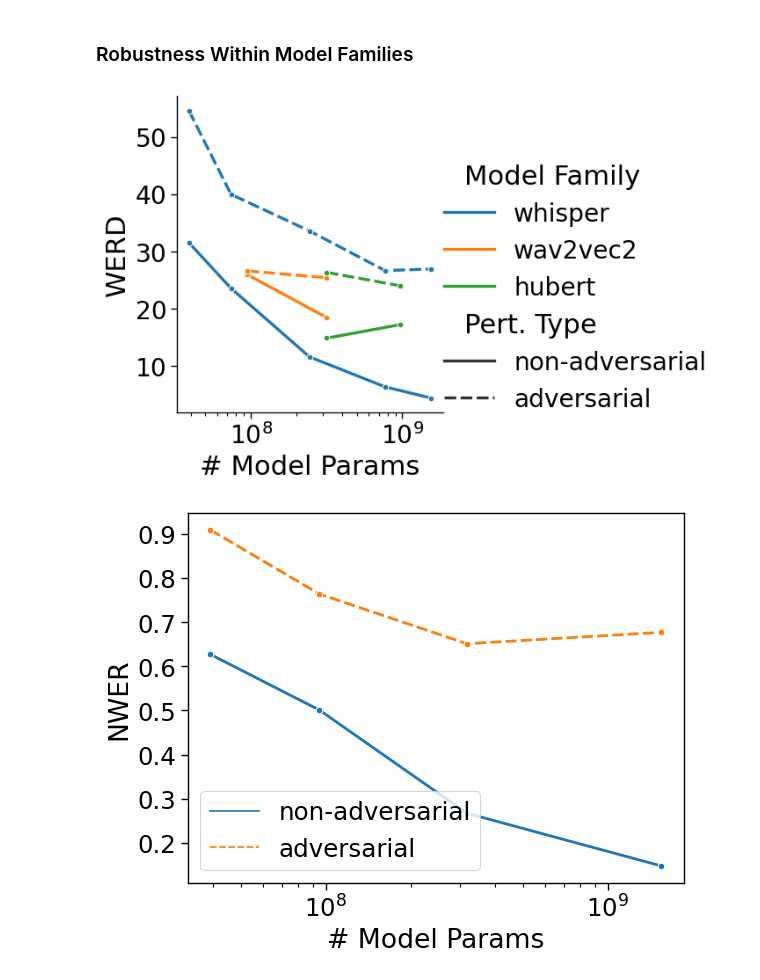
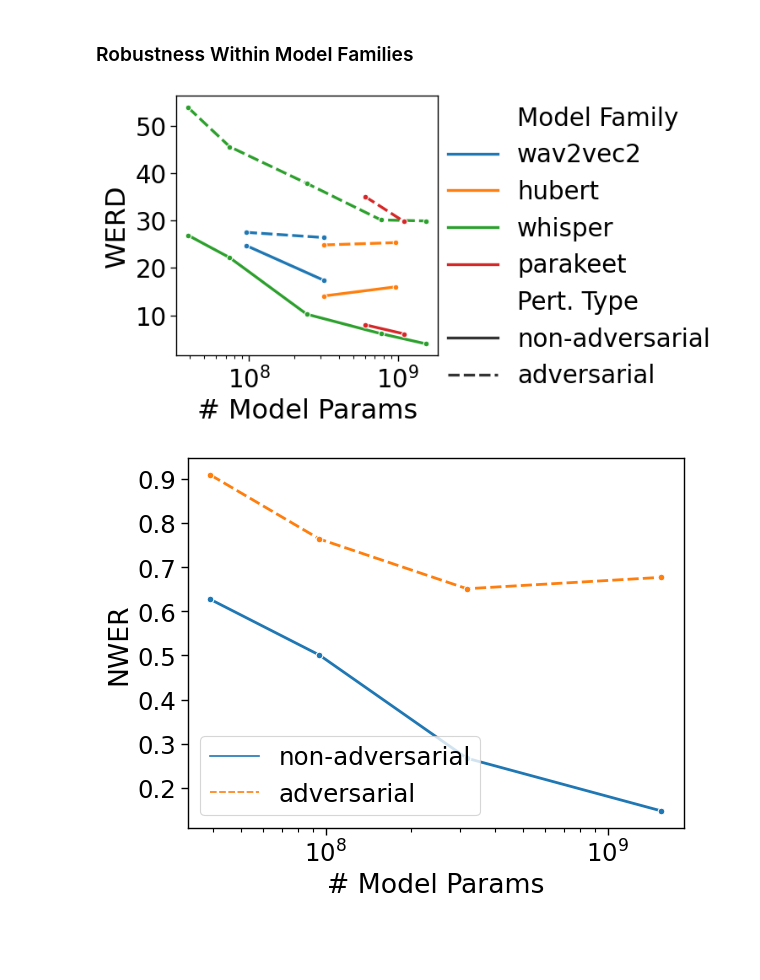
Before and after one commit to ahmedshah1494/speech_robust_bench, a Jupyter notebook: result_analysis_utility.ipynb, the cells around one changed output. Cells and saved outputs as stored; diff of their text form; code cells hidden in the pictures; blank space fills up the shorter version.

```diff
--- a/result_analysis_utility.ipynb
+++ b/result_analysis_utility.ipynb
@@ -403,7 +491,7 @@ Below is the code used to generate the plots in the paper. You may modify the co
 # %%
 PGD_STR = 'utterance specific'
 UNIV_STR = 'utterance agnostic'
-data = deepcopy(err_df[(err_df['severity'] > 0) & ((err_df['augmentation'].isin(adv_augs))) & (err_df['language'] == 'en') & (err_df['model'].isin(en_models))])
+data = deepcopy(err_df[(err_df['severity'] > 0) & ((err_df['augmentation'].isin(adv_augs))) & (err_df['language'] == 'en') & (err_df['model'].isin(en_head_models))])
 data = data.rename(columns={'augmentation': 'attack type'})
 data['attack type'] = data['attack type'].str.replace('universal_adv', UNIV_STR)
 data['attack type'] = data['attack type'].str.replace('pgd', PGD_STR)
@@ -430,8 +518,8 @@ with sns.plotting_context('paper', font_scale=2., rc={'lines.linewidth': 1, 'lin
         plt.legend(frameon=False)
         if i > 0:
             plt.ylabel('')
-            plt.yticks([i*20 for i in range(7)],[])
-        plt.ylim(0, 130)
+            plt.yticks([i*20 for i in range(6)],[])
+        plt.ylim(0, 110)
     plt.tight_layout()
 # %% [output]
 A value is trying to be set on a copy of a slice from a DataFrame.
@@ -633,8 +721,8 @@ with sns.plotting_context('paper', font_scale=2.4, rc={'lines.linewidth': 1, 'li
 #     for axes in ax.axes.flat:
 #         _ = axes.set_xticklabels(axes.get_xticklabels(), rotation=90)
 # plt.clf()
-data = deepcopy(err_df[~(err_df['augmentation'].isin(['unoise'])) & (err_df['language'] == 'en') & (err_df['model'].isin(en_models) & (err_df['model'] != en_base_model)) & (~(err_df['augmentation'].isin(adv_augs)))].sort_values(by=['augmentation', 'NWER']))
-data = data[(data['category'].isin(['special effects', 'spatial acoustics'])) & (data['model (abrv)'].isin(['wsp-md', 'cnry-1b', 'wsp-sm']))]
+data = deepcopy(err_df[~(err_df['augmentation'].isin(['unoise'])) & (err_df['language'] == 'en') & (err_df['model'].isin(en_models) ) & (~(err_df['augmentation'].isin(adv_augs)))].sort_values(by=['augmentation', 'NWER']))
+data = data[(data['category'].isin(['special effects', 'spatial acoustics'])) & (data['model (abrv)'].isin(['wsp-md', 'cnry-1b', 'wsp-lg', 'prkt-rnnt-1.1b']))]
 data['dataset'].replace({'librispeech_asr': 'LibriSpeech', 'tedlium': 'TEDLIUM'}, inplace=True)
 
 metric = 'WERD'
@@ -650,7 +738,7 @@ with sns.plotting_context('paper', font_scale=2., rc={'lines.linewidth': 1, 'lin
         d['order'] = d['augmentation'].apply(lambda x: order.index(x))
         d = d.sort_values(by=['order', 'augmentation'])
         plt.title(at)
-        ax = sns.barplot(data=d, x='augmentation', y=metric, ci=None, hue='model (abrv)', hue_order=['wsp-md', 'cnry-1b', 'wsp-sm'])
+        ax = sns.barplot(data=d, x='augmentation', y=metric, ci=None, hue='model (abrv)', hue_order=['wsp-md', 'cnry-1b', 'wsp-lg', 'prkt-rnnt-1.1b'])
         plt.xticks(rotation=90, ha='center')
         # sns.scatterplot(data=d, x='augmentation', y=metric, style='dataset', hue='severity')
         plt.xlabel('')
@@ -664,6 +752,7 @@ with sns.plotting_context('paper', font_scale=2., rc={'lines.linewidth': 1, 'lin
         # else:
         #     plt.legend(bbox_to_anchor=(1., 1.2), loc=2, ncol=1, borderaxespad=0., frameon=False)
     plt.tight_layout()
+    plt.savefig(f"{PLOT_SAVE_DIR}/cnry_spatial_special.png")
 # %% [output]
 A value is trying to be set on a copy of a slice from a DataFrame.
 Try using .loc[row_indexer,col_indexer] = value instead
@@ -1119,7 +1471,7 @@ data = deepcopy(err_df[~(err_df['augmentation'].isin(['unoise', 'clean'])) & (er
 data['Perturbation Type'] = ['adversarial' if isadv else 'non-adversarial' for isadv in data['augmentation'].isin(adv_augs)]
 metric = 'WERD'
 data = data.pivot_table(index=['model (abrv)', '# Model Params','Perturbation Type'], values=[metric]).reset_index()
-with sns.plotting_context('paper', font_scale=2., rc={'lines.linewidth': 2.4}):
+with sns.plotting_context('paper', font_scale=2.4, rc={'lines.linewidth': 2.4}):
     ax = sns.regplot(data=data.loc[data['Perturbation Type'] == 'non-adversarial'], x='# Model Params', y=metric, ci=None, order=1, fit_reg=True, robust=True)
     ax = sns.regplot(data=data.loc[data['Perturbation Type'] == 'adversarial'], x='# Model Params', y=metric, ci=None, order=1, fit_reg=True, robust=True)
     plt.legend(frameon=False)
@@ -1132,5 +1484,7 @@ with sns.plotting_context('paper', font_scale=2., rc={'lines.linewidth': 2.4}):
             ax.text(x, y+0.2, str(model_name), ha='center', va='top')
     ax.spines['top'].set_visible(False)
     ax.spines['right'].set_visible(False)
+    plt.tight_layout()
+    plt.savefig(f"{PLOT_SAVE_DIR}/model_params.png")
 # %% [output]
 No artists with labels found to put in legend.  Note that artists whose label start with an underscore are ignored when legend() is called with no argument.
@@ -1143,7 +1497,7 @@ data['Perturbation Type'] = ['adversarial' if isadv else 'non-adversarial' for i
 metric = 'WERD'
 data = data.pivot_table(index=['model (abrv)', 'Training Data (hrs)','Perturbation Type'], values=[metric]).reset_index()
 data['Training Data (hrs)'] = data['Training Data (hrs)'].values.astype(float)
-with sns.plotting_context('paper', font_scale=2., rc={'lines.linewidth': 2.4}):
+with sns.plotting_context('paper', font_scale=2.4, rc={'lines.linewidth': 2.4}):
     ax = sns.regplot(data=data.loc[data['Perturbation Type'] == 'non-adversarial'], x='Training Data (hrs)', y=metric, ci=None, robust=True)
     ax = sns.regplot(data=data.loc[data['Perturbation Type'] == 'adversarial'], x='Training Data (hrs)', y=metric, ci=None, robust=True)
     plt.legend(frameon=False)
@@ -1152,11 +1506,13 @@ with sns.plotting_context('paper', font_scale=2., rc={'lines.linewidth': 2.4}):
     for x in data['Training Data (hrs)'].unique():
         model_names = data[data['Training Data (hrs)'] == x]['model (abrv)'].values
         for model_name in model_names:
-            if model_name in ['spch-t5', 'cnry-1b', 'wsp-lg', 'mms-1b', 'wsp-tn']:
+            if model_name in ['spch-t5', 'cnry-1b', 'wsp-lg', 'wsp-tn']:
                 y = data[(data['Training Data (hrs)'] == x) & (data['model (abrv)'] == model_name)][metric].mean()
                 ax.text(x, y+0.2, str(model_name), ha='center', va='top', rotation=45)
     ax.ticklabel_format(axis='x', style='scientific', scilimits=(0, 0))
     ax.spines['top'].set_visible(False)
     ax.spines['right'].set_visible(False)
+    plt.tight_layout()
+    plt.savefig(f"{PLOT_SAVE_DIR}/training_data.png")
 # %% [output]
 No artists with labels found to put in legend.  Note that artists whose label start with an underscore are ignored when legend() is called with no argument.
@@ -1181,14 +1648,17 @@ plt.savefig('images/data-nwerd.png')
 # %%
 data = deepcopy(err_df[~(err_df['augmentation'].isin(['unoise', 'clean'])) & (err_df['language'] == 'en') & (~(err_df['model'].isin(['deepspeech'])))])
 data['Pert. Type'] = ['adversarial' if isadv else 'non-adversarial' for isadv in data['augmentation'].isin(adv_augs)]
 data['Model Family'] = [model.split('-')[0] for model in data['model']]
-data = data[data['Model Family'].isin(['wav2vec2', 'whisper', 'hubert'])]
-with sns.plotting_context('paper', font_scale=2.3, rc={'lines.linewidth': 2.4}):
-    ax = sns.relplot(data=data, x='# Model Params', y='WERD', hue='Model Family', marker='o', ci=None, style='Pert. Type', kind='line')
+data = data[data['Model Family'].isin(['wav2vec2', 'whisper', 'hubert', 'parakeet'])]
+plt.figure(figsize=(4,4))
+with sns.plotting_context('paper', font_scale=2.4, rc={'lines.linewidth': 2.4}):
+    ax = sns.lineplot(data=data, x='# Model Params', y='WERD', hue='Model Family', marker='o', ci=None, style='Pert. Type')
     # ax = sns.lineplot(data=data, x='# Model Params', y='NWERD', style= 'Perturbation Type', marker='x')
     ax.set(xscale="log")
+    plt.legend(bbox_to_anchor=(1., 1.), loc=2, borderaxespad=0., frameon=False)
+plt.savefig(f"{PLOT_SAVE_DIR}/family-cwe.png", bbox_inches = 'tight')
 # %% [output]
-[figure, old version]
+[figure, new version]
 # %%
 data = deepcopy(err_df[(err_df['augmentation'] != 'unoise') & (err_df['language'] == 'en') & (err_df['model'] != 'deepspeech') & (err_df['model'].isin(en_models))])
 data['Perturbation Type'] = ['adversarial' if isadv else 'non-adversarial' for isadv in data['augmentation'].isin(adv_augs)]
```
Also changed, not shown: parts of 39 cells of this notebook, 1 other file.
